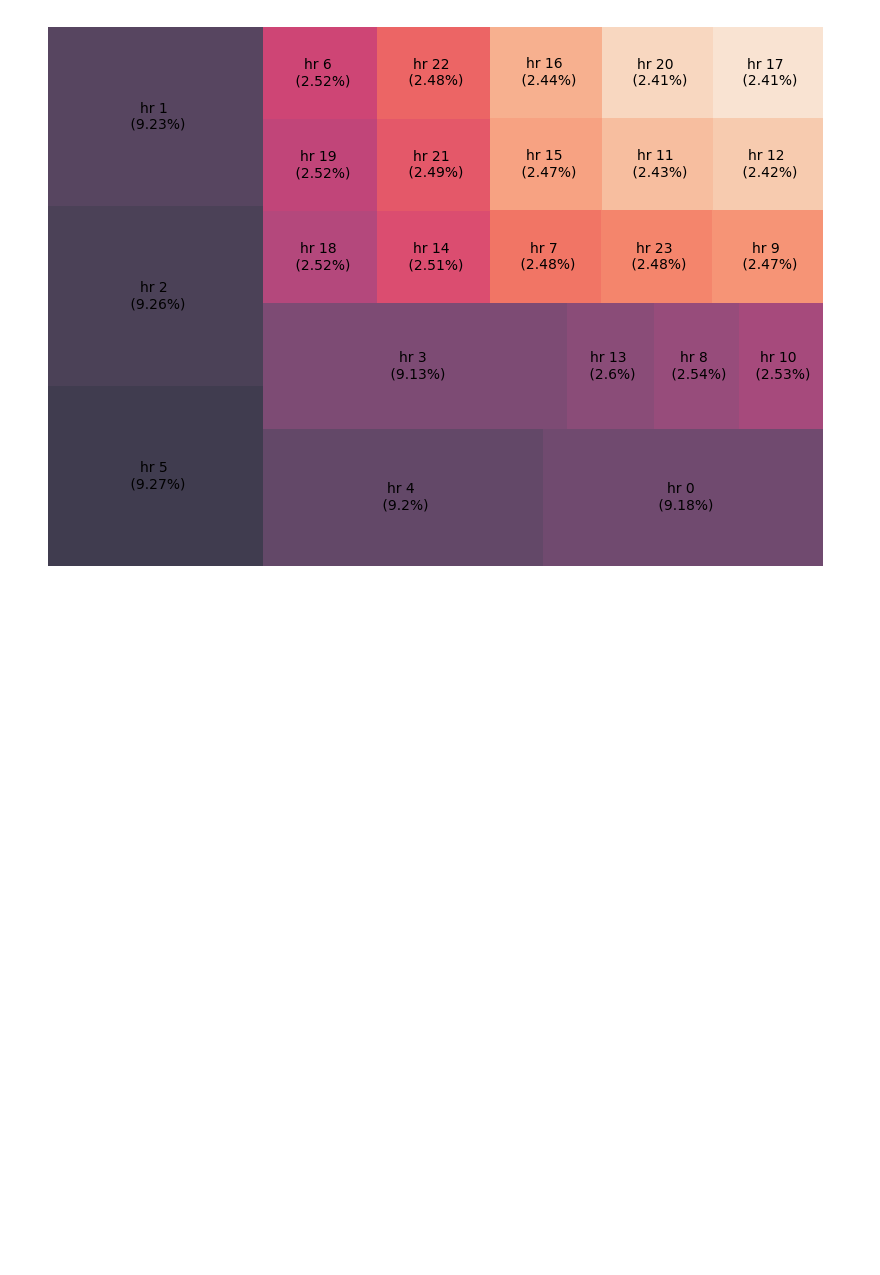
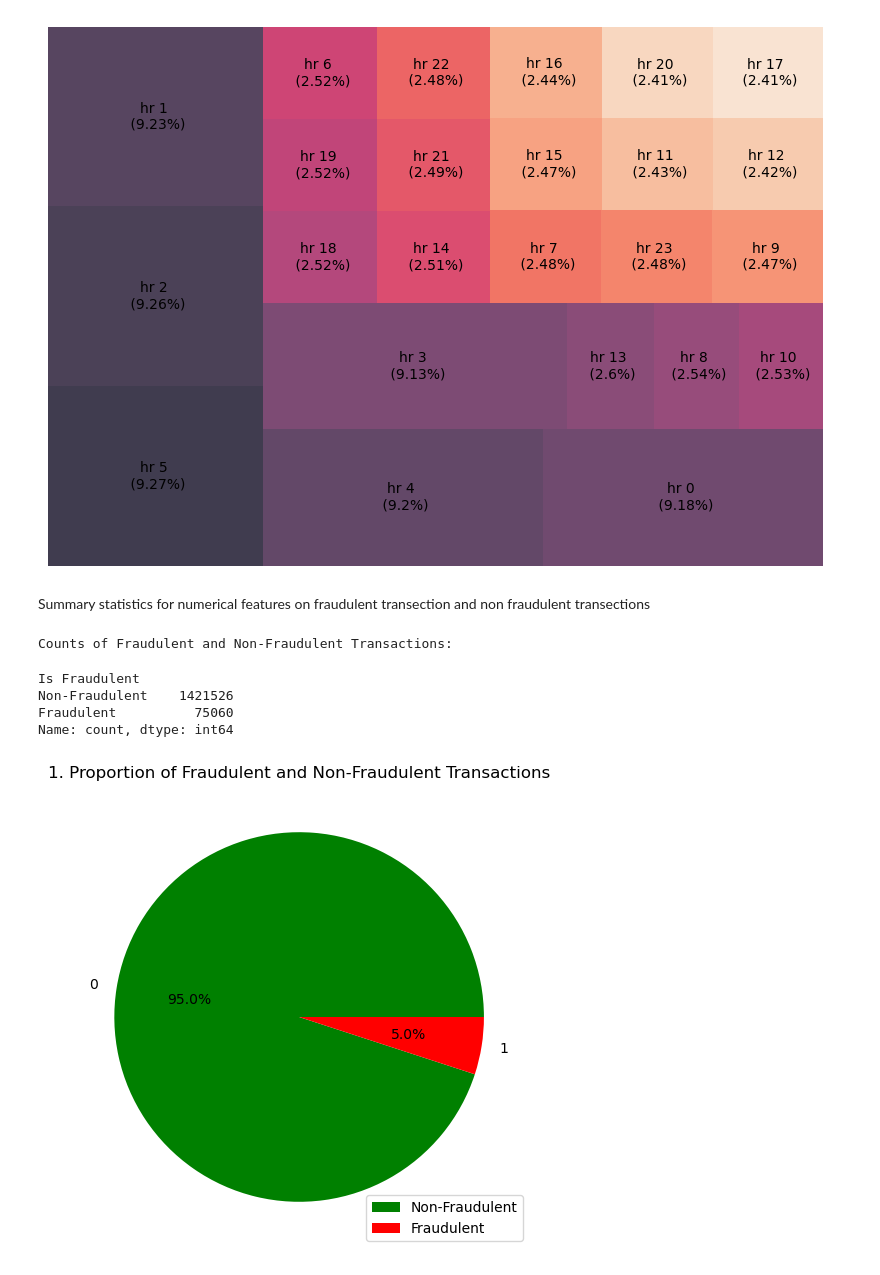
Before and after one commit to muneebsamad/project-1, a Jupyter notebook: new.ipynb, the cells around one changed output. Drawn from its saved outputs; the diff is of its cells as text; code cells hidden in the pictures; blank space fills up the shorter version.

Commit message:
Merged File updated

```diff
--- a/new.ipynb
+++ b/new.ipynb
@@ -5,8 +5,8 @@ import numpy as np
 import squarify
 import seaborn as sb
 # %%
-df = pd.read_csv("Transaction hours\Fraudulent_E-Commerce_Transaction_Data.csv")
-df2 = pd.read_csv("Transaction hours\Fraudulent_E-Commerce_Transaction_Data_2.csv")
+df = pd.read_csv("Data\Fraudulent_E-Commerce_Transaction_Data.csv")
+df2 = pd.read_csv("Data\Fraudulent_E-Commerce_Transaction_Data_2.csv")
 # %%
 # Merge two datasets
 merged_df = pd.concat([df,df2], ignore_index=True)
@@ -219,3 +219,40 @@ plt.axis('off')
 plt.show()
 # %% [output]
 [figure]
+# %% [markdown]
+Summary statistics for numerical features on fraudulent transection and non fraudulent transections
+# %%
+# Get counts for both fraudulent and non-fraudulent transactions with labels
+fraud_counts_labeled = merged_df['Is Fraudulent'].value_counts().rename({0: 'Non-Fraudulent', 1: 'Fraudulent'})
+
+# Print the counts with labels
+print("Counts of Fraudulent and Non-Fraudulent Transactions:")
+fraud_counts_labeled
+# %% [output]
+Counts of Fraudulent and Non-Fraudulent Transactions:
+Is Fraudulent
+Non-Fraudulent    1421526
+Fraudulent          75060
+Name: count, dtype: int64
+# %%
+import seaborn as sns
+import matplotlib.pyplot as plt
+
+# Get the counts of fraudulent and non-fraudulent transactions
+fraud_counts = merged_df['Is Fraudulent'].value_counts()
+
+# Create a dictionary to map numerical labels to strings
+label_map = {0: 'Non-Fraudulent', 1: 'Fraudulent'}
+
+# Plotting a pie chart with custom colors and annotations
+plt.figure(figsize=(8, 6))
+patches, texts, autotexts = plt.pie(fraud_counts, labels=fraud_counts.index, autopct='%1.1f%%', colors=['green', 'red'])
+
+# Add legends with replaced labels
+legend_labels = [label_map[label] for label in fraud_counts.index]
+plt.legend(legend_labels, loc="lower right")
+
+plt.title('1. Proportion of Fraudulent and Non-Fraudulent Transactions', color='black')
+plt.show()
+# %% [output]
+[figure, added]
```
Also changed, not shown: parts of 28 cells of this notebook.
